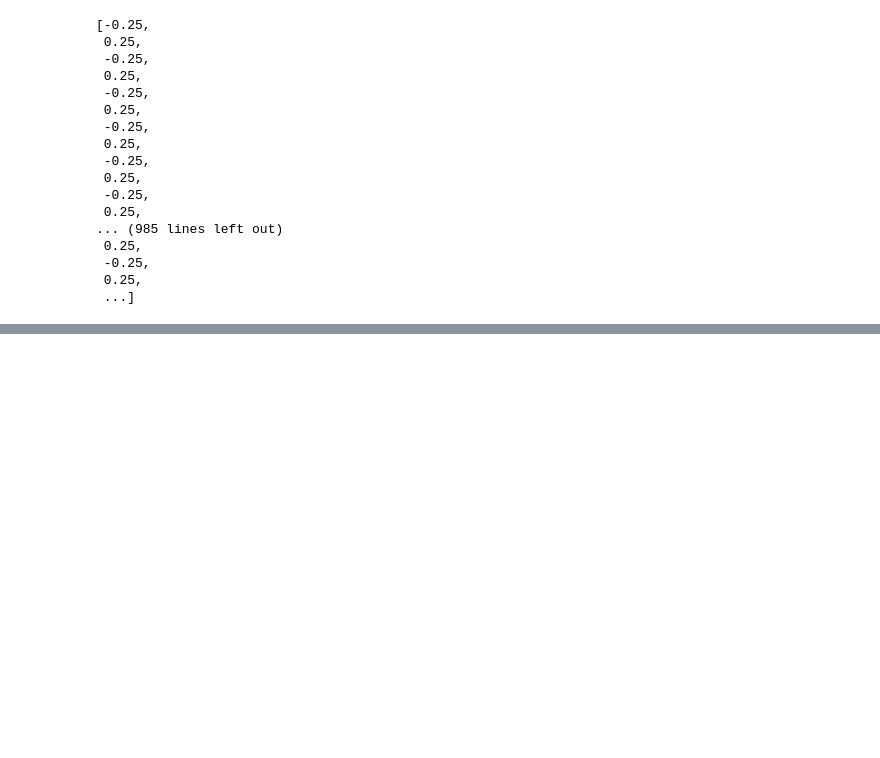
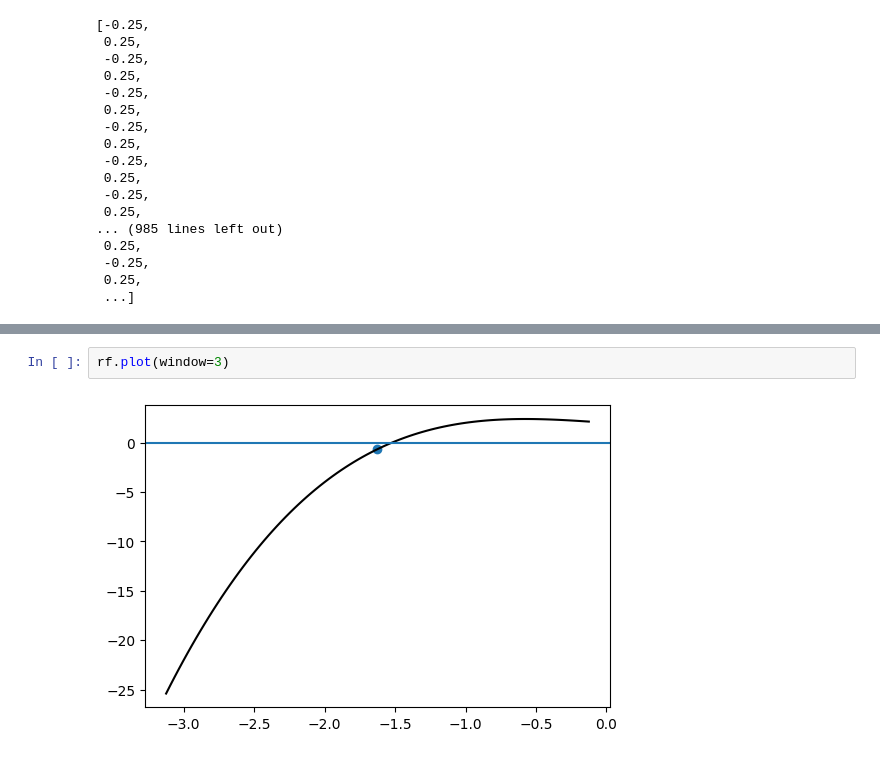
Before and after one commit to gmauricio-toledo/UNISON-teaching, a Jupyter notebook: U2-Raices.ipynb, the cells around one changed output, grey strips where cells are left out. Drawn from its saved outputs; the diff is of its cells as text; blank space fills up the shorter version.

```diff
--- a/U2-Raices.ipynb
+++ b/U2-Raices.ipynb
@@ -421,0 +450,4 @@ rf.roots
+# %%
+rf.plot(window=3)
+# %% [output]
+[figure, added]
```
Also changed, not shown: parts of 8 cells of this notebook, 2 other files.
